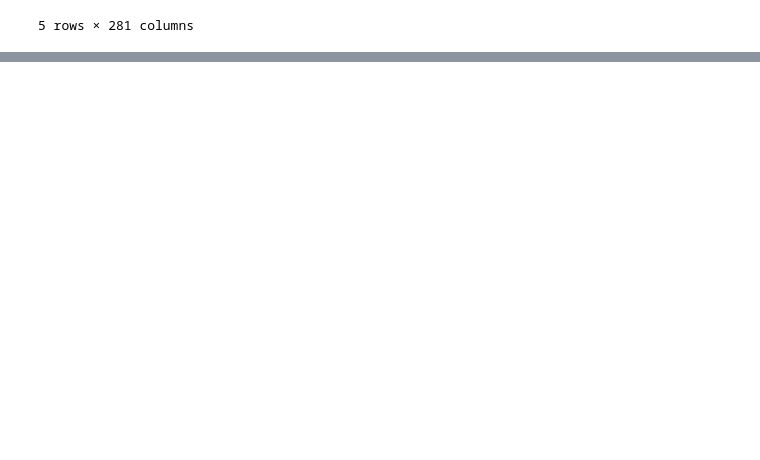
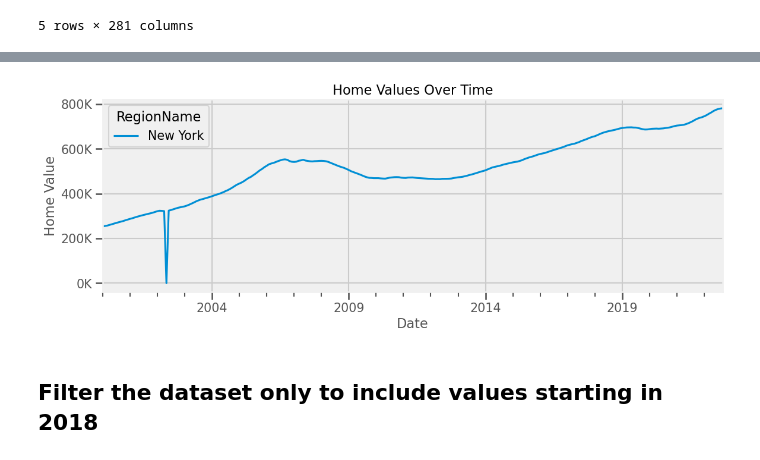
Before and after one commit to LoveidaLucero/Time-Series-Forecasting, a Jupyter notebook: GridSearch SARIMA Models.ipynb, the cells around one changed output, grey strips where cells are left out. Drawn from its saved outputs; the diff is of its cells as text; code cells hidden in the pictures; blank space fills up the shorter version.

```diff
--- a/GridSearch SARIMA Models.ipynb
+++ b/GridSearch SARIMA Models.ipynb
@@ -25,0 +293,3 @@ memory usage: 48.2+ MB
+# %%
+df_ny = melted[melted['RegionName']=='New York']
+df_ny
@@ -25,0 +311,4 @@ memory usage: 48.2+ MB
+# %%
+# groupby by city and set freq to monthly
+df_ts = df_ny.groupby('RegionName').resample("MS").sum()
+df_ts
@@ -25,0 +330,4 @@ memory usage: 48.2+ MB
+# %%
+# create unstacked df
+unstacked = df_ts.unstack(level=0)
+unstacked
@@ -25,0 +350,18 @@ memory usage: 48.2+ MB
+# %%
+def thousands(x,pos):
+    """function for use wth matplotlib FuncFormatter -  formats money in millions"""
+    new_x = x/1_000
+    return f"{new_x:,.0f}K"
+# Create the formatter
+fmt_thous = mticks.FuncFormatter(thousands)
+# %%
+ax = unstacked['IndexValue'].plot()
+ax.set_ylabel('Home Value')
+ax.set_title('Home Values Over Time')
+
+fmt_thous = mticks.FuncFormatter(thousands)
+ax.yaxis.set_major_formatter(fmt_thous)
+# %% [output]
+[figure, added]
+# %% [markdown]
+## Filter the dataset only to include values starting in 2018
```
Also changed, not shown: parts of 38 cells of this notebook, 2 other files.
